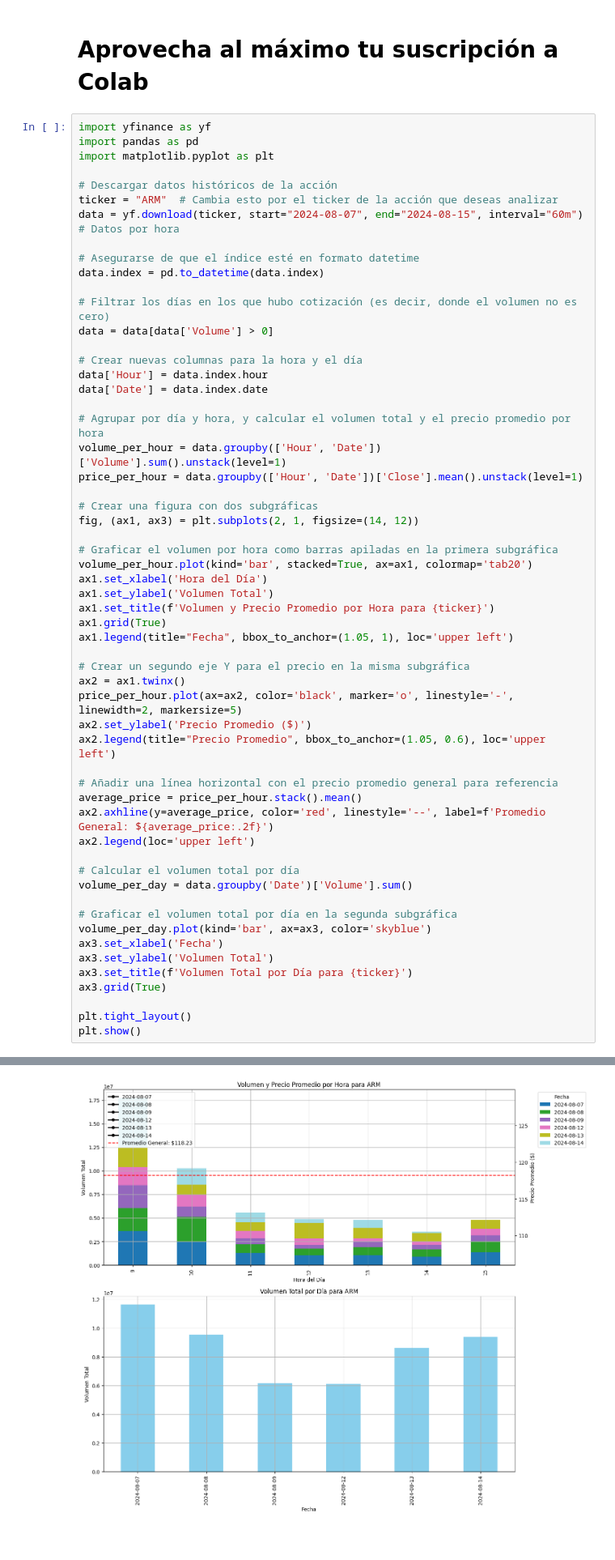
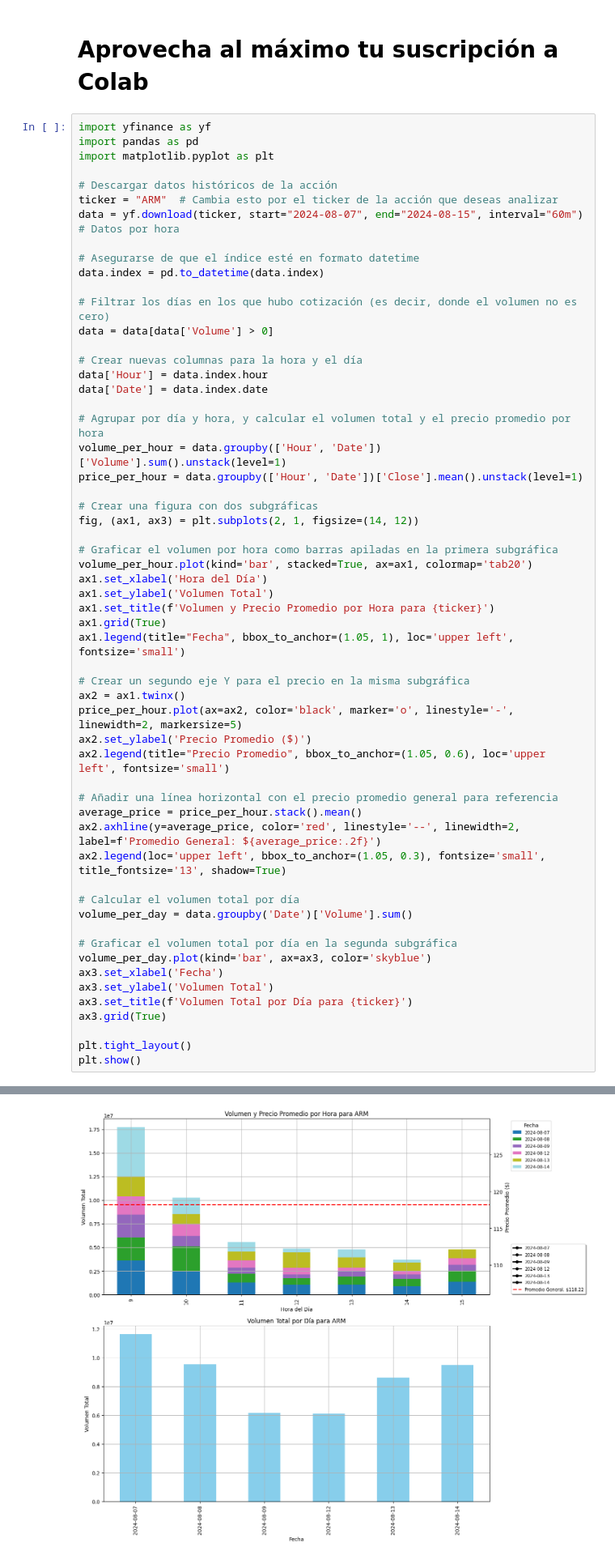
Before and after one commit to sebitas/3dBasicRunner, a Jupyter notebook: VOLUMEN_HORA_VS_PRECIO_PROMEDIO.ipynb, the cells around one changed output, grey strips where cells are left out. Shown at 81% size. Drawn from its saved outputs; the diff is of its cells as text; blank space fills up the shorter version.

```diff
--- a/VOLUMEN_HORA_VS_PRECIO_PROMEDIO.ipynb
+++ b/VOLUMEN_HORA_VS_PRECIO_PROMEDIO.ipynb
@@ -30,35 +30,35 @@ fig, (ax1, ax3) = plt.subplots(2, 1, figsize=(14, 12))
 
 # Graficar el volumen por hora como barras apiladas en la primera subgráfica
 volume_per_hour.plot(kind='bar', stacked=True, ax=ax1, colormap='tab20')
 ax1.set_xlabel('Hora del Día')
 ax1.set_ylabel('Volumen Total')
 ax1.set_title(f'Volumen y Precio Promedio por Hora para {ticker}')
 ax1.grid(True)
-ax1.legend(title="Fecha", bbox_to_anchor=(1.05, 1), loc='upper left')
+ax1.legend(title="Fecha", bbox_to_anchor=(1.05, 1), loc='upper left', fontsize='small')
 
 # Crear un segundo eje Y para el precio en la misma subgráfica
 ax2 = ax1.twinx()
 price_per_hour.plot(ax=ax2, color='black', marker='o', linestyle='-', linewidth=2, markersize=5)
 ax2.set_ylabel('Precio Promedio ($)')
-ax2.legend(title="Precio Promedio", bbox_to_anchor=(1.05, 0.6), loc='upper left')
+ax2.legend(title="Precio Promedio", bbox_to_anchor=(1.05, 0.6), loc='upper left', fontsize='small')
 
 # Añadir una línea horizontal con el precio promedio general para referencia
 average_price = price_per_hour.stack().mean()
-ax2.axhline(y=average_price, color='red', linestyle='--', label=f'Promedio General: ${average_price:.2f}')
-ax2.legend(loc='upper left')
+ax2.axhline(y=average_price, color='red', linestyle='--', linewidth=2, label=f'Promedio General: ${average_price:.2f}')
+ax2.legend(loc='upper left', bbox_to_anchor=(1.05, 0.3), fontsize='small', title_fontsize='13', shadow=True)
 
 # Calcular el volumen total por día
 volume_per_day = data.groupby('Date')['Volume'].sum()
 
 # Graficar el volumen total por día en la segunda subgráfica
 volume_per_day.plot(kind='bar', ax=ax3, color='skyblue')
 ax3.set_xlabel('Fecha')
 ax3.set_ylabel('Volumen Total')
 ax3.set_title(f'Volumen Total por Día para {ticker}')
 ax3.grid(True)
 
 plt.tight_layout()
 plt.show()
 # %% [output]
 [*********************100%%**********************]  1 of 1 completed
-[figure, old version]
+[figure, new version]
```
